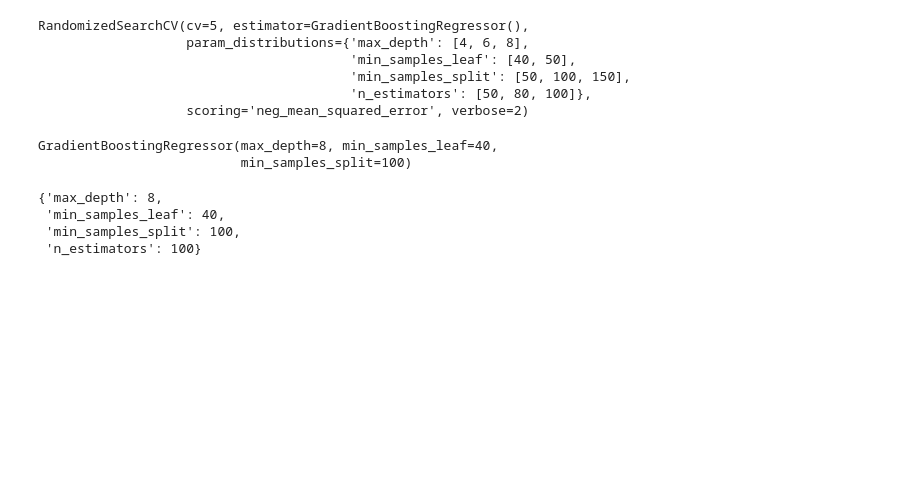
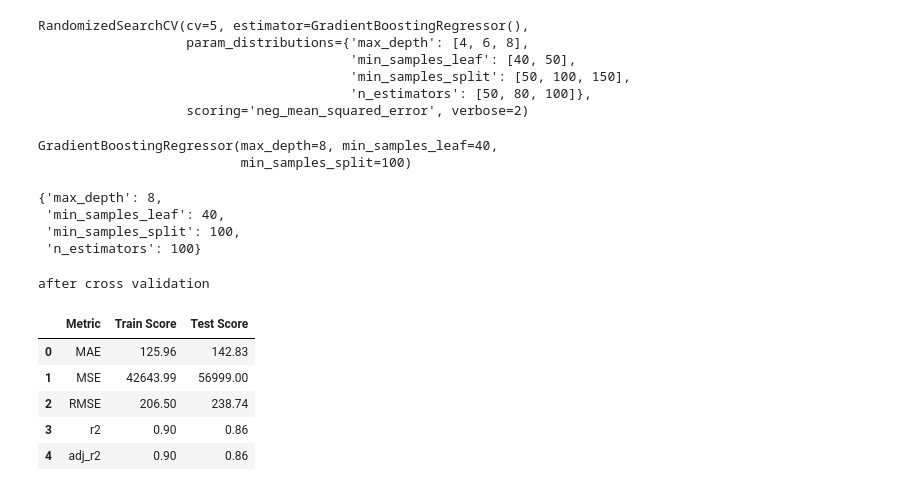
Before and after one commit to harsh15998/seoul-bike-data-, a Jupyter notebook: seoul_bike_.ipynb, the cells around one changed output. Cells and saved outputs as stored; diff of their text form; code cells hidden in the pictures; blank space fills up the shorter version.

```diff
--- a/seoul_bike_.ipynb
+++ b/seoul_bike_.ipynb
@@ -895,0 +900,12 @@ y_pred_test_gbm  = gbm_model.predict(X_test)
+# %%
+
+print("after cross validation")
+performance(gbm_optimal_model)
+# %% [output]
+after cross validation
+|  | Metric | Train Score | Test Score |
+| 0 | MAE | 125.96 | 142.83 |
+| 1 | MSE | 42643.99 | 56999.00 |
+| 2 | RMSE | 206.50 | 238.74 |
+| 3 | r2 | 0.90 | 0.86 |
+| 4 | adj_r2 | 0.90 | 0.86 |
```
Also changed, not shown: parts of 20 cells of this notebook.
